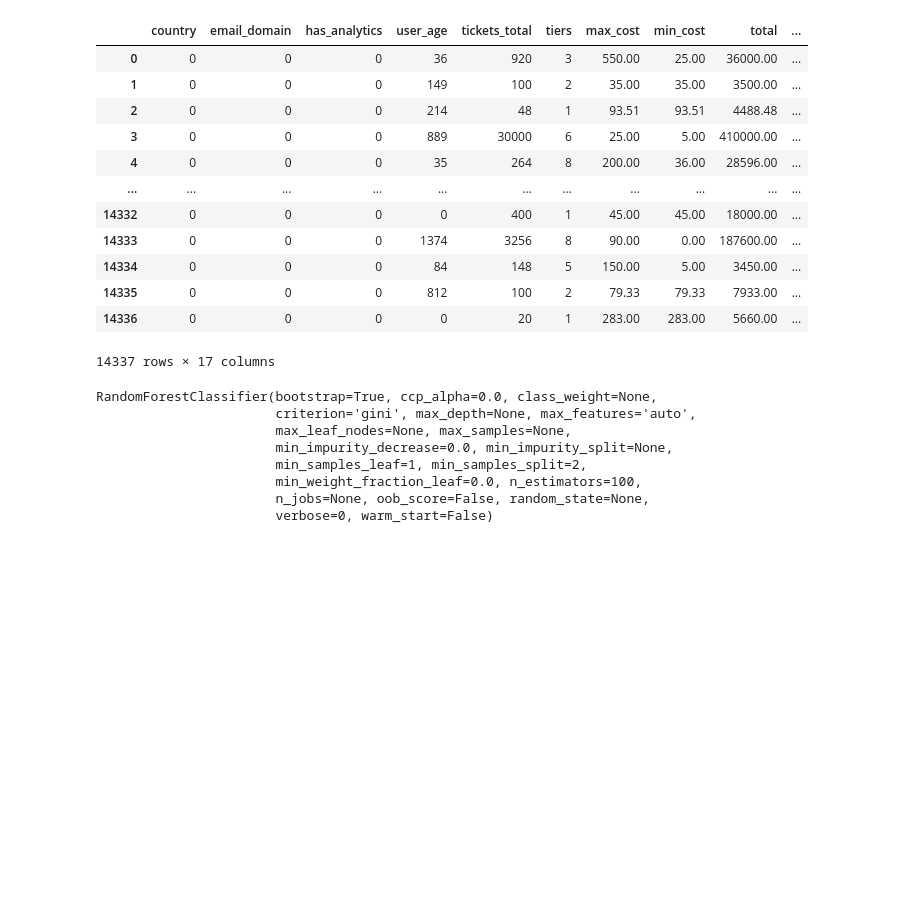
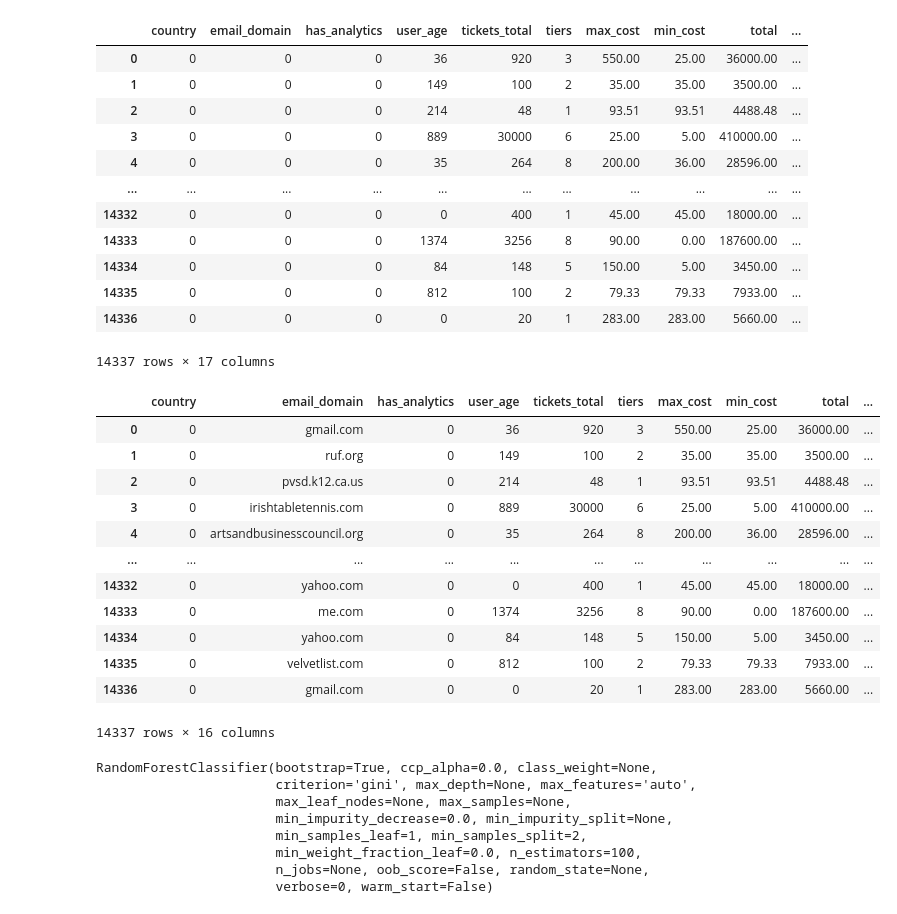
Before and after one commit to taylorjbritt/fraudcasestudy, a Jupyter notebook: notebooks/trent_notebook.ipynb, the cells around one changed output. Cells and saved outputs as stored; diff of their text form; code cells hidden in the pictures; blank space fills up the shorter version.

```diff
--- a/notebooks/trent_notebook.ipynb
+++ b/notebooks/trent_notebook.ipynb
@@ -244,6 +245,22 @@ df
 | 14335 | 0 | 0 | 0 | 812 | 100 | 2 | 79.33 | 79.33 | 7933.00 | ... |
 | 14336 | 0 | 0 | 0 | 0 | 20 | 1 | 283.00 | 283.00 | 5660.00 | ... |
 14337 rows × 17 columns
+# %%
+X
+# %% [output]
+|  | country | email_domain | has_analytics | user_age | tickets_total | tiers | max_cost | min_cost | total | ... |
+| 0 | 0 | gmail.com | 0 | 36 | 920 | 3 | 550.00 | 25.00 | 36000.00 | ... |
+| 1 | 0 | ruf.org | 0 | 149 | 100 | 2 | 35.00 | 35.00 | 3500.00 | ... |
+| 2 | 0 | pvsd.k12.ca.us | 0 | 214 | 48 | 1 | 93.51 | 93.51 | 4488.48 | ... |
+| 3 | 0 | irishtabletennis.com | 0 | 889 | 30000 | 6 | 25.00 | 5.00 | 410000.00 | ... |
+| 4 | 0 | artsandbusinesscouncil.org | 0 | 35 | 264 | 8 | 200.00 | 36.00 | 28596.00 | ... |
+| ... | ... | ... | ... | ... | ... | ... | ... | ... | ... | ... |
+| 14332 | 0 | yahoo.com | 0 | 0 | 400 | 1 | 45.00 | 45.00 | 18000.00 | ... |
+| 14333 | 0 | me.com | 0 | 1374 | 3256 | 8 | 90.00 | 0.00 | 187600.00 | ... |
+| 14334 | 0 | yahoo.com | 0 | 84 | 148 | 5 | 150.00 | 5.00 | 3450.00 | ... |
+| 14335 | 0 | velvetlist.com | 0 | 812 | 100 | 2 | 79.33 | 79.33 | 7933.00 | ... |
+| 14336 | 0 | gmail.com | 0 | 0 | 20 | 1 | 283.00 | 283.00 | 5660.00 | ... |
+14337 rows × 16 columns
 # %%
 X=df.drop('fraud',axis=1)
 y=df['fraud']
```
Also changed, not shown: parts of 8 cells of this notebook, 3 other files.
